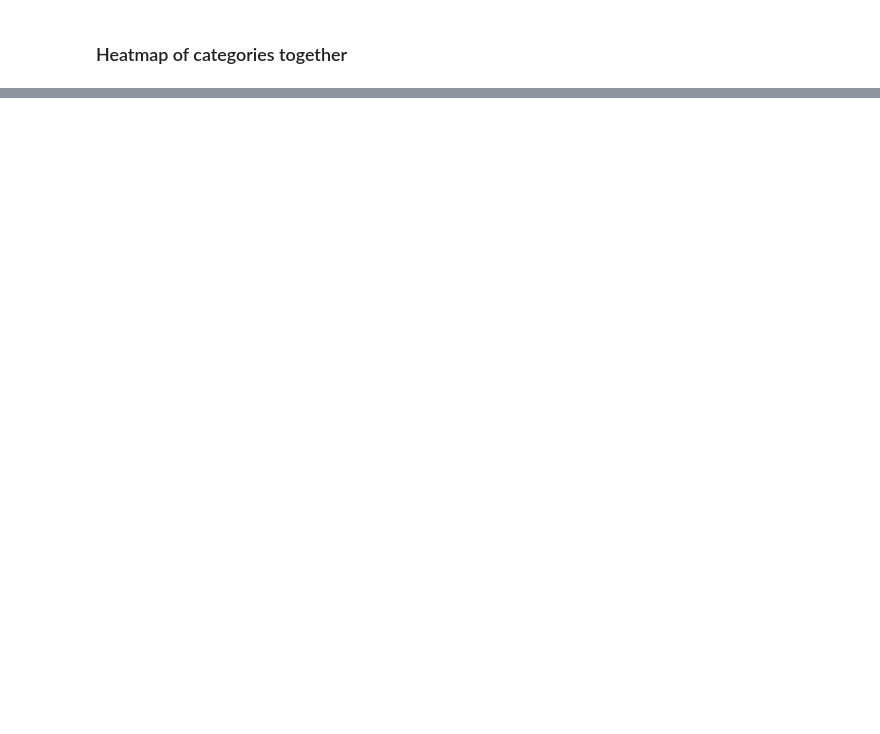
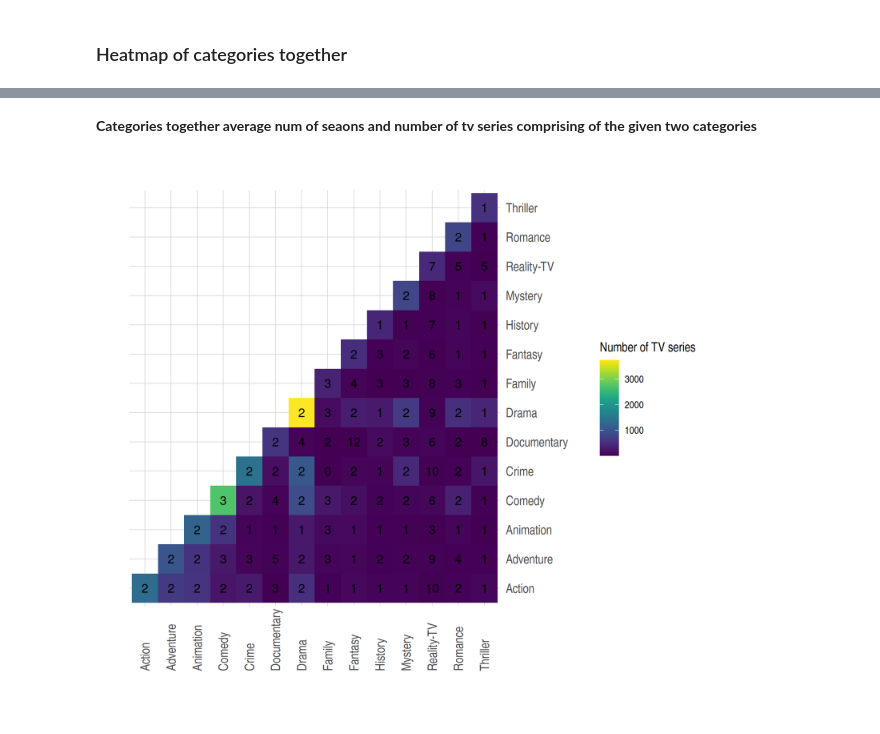
Before and after one commit to vaivapilk/DVZ, a Jupyter notebook: project.ipynb, the cells around one changed output, grey strips where cells are left out. Cells and saved outputs as stored; diff of their text form; code cells hidden in the pictures; blank space fills up the shorter version.

```diff
--- a/project.ipynb
+++ b/project.ipynb
@@ -266,0 +296,15 @@ ggplot(heat_df, aes(x = x, y = y, fill=reviews_avg)) +
+# %% [markdown]
+**Categories together average num of seaons and number of tv series comprising of the given two categories**
+# %%
+ggplot(heat_df, aes(x = y, y = x, fill=amount)) +
+  geom_tile() +
+  scale_y_discrete(position = "right") +
+  scale_fill_viridis(discrete=FALSE) +
+  theme_ipsum() +
+  geom_text(aes(label = round(seasons, 1))) +
+  labs(fill = "Number of TV series") +
+  xlab("") +
+  ylab("") +
+  theme(axis.text.x = element_text(angle = 90, vjust = 0.5, hjust=0))
+# %% [output]
+[figure, added]
```
Also changed, not shown: parts of 20 cells of this notebook, 1 other file.
